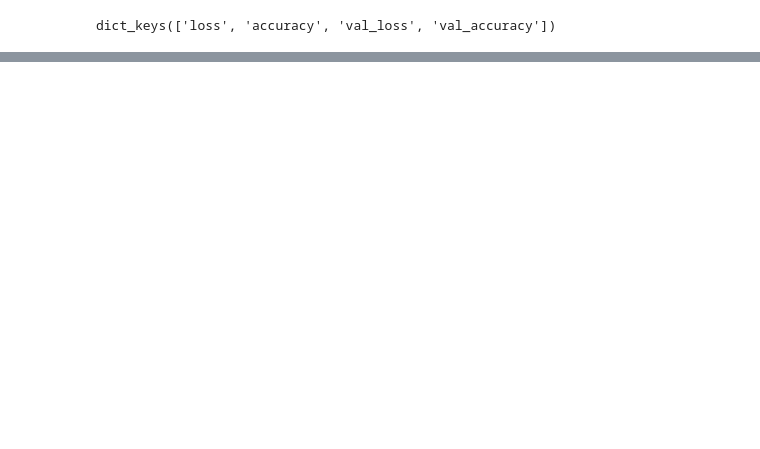
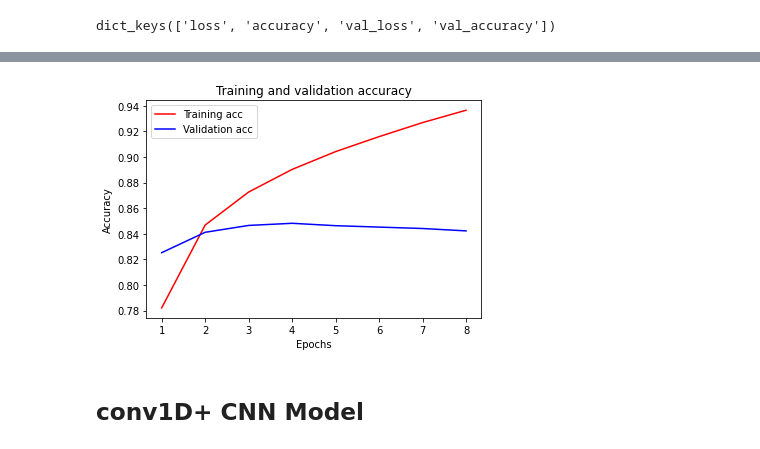
Before and after one commit to cosmic4dev/modulab, a Jupyter notebook: [E-07]EmotionMovieReview.ipynb, the cells around one changed output, grey strips where cells are left out. Saved outputs shown, nothing was run; the diff lists cells and outputs as text; code cells hidden in the pictures; blank space fills up the shorter version.

```diff
--- a/[E-07]EmotionMovieReview.ipynb
+++ b/[E-07]EmotionMovieReview.ipynb
@@ -163,14 +218,13 @@ print(X_test.shape)
 # %%
+vocab_size = 10000   # 어휘 사전의 크기입니다(10,000개의 단어)
+word_vector_dim = 41  # 워드 벡터의 차원 수 (변경 가능한 하이퍼파라미터)
+
 # simple GlobalMaxPooling1D Model
-
-vocab_size = 10000   # 어휘 사전의 크기입니다(10,000개의 단어)
-word_vector_dim = 16  # 워드 벡터의 차원 수 (변경 가능한 하이퍼파라미터)
-
 model1= keras.Sequential()
 model1.add(keras.layers.Embedding(vocab_size, word_vector_dim, input_shape=(None,)))
 model1.add(keras.layers.GlobalMaxPooling1D())
 model1.add(keras.layers.Dense(8, activation='relu'))
 model1.add(keras.layers.Dense(1, activation='sigmoid'))  # 최종 출력은 긍정/부정을 나타내는 1dim 입니다.
 
-model.summary()
+model1.summary()
 # %% [output]
@@ -338,0 +317,15 @@ dict_keys(['loss', 'accuracy', 'val_loss', 'val_accuracy'])
+# %%
+plt.clf()   # 그림을 초기화합니다
+
+plt.plot(epochs, acc, 'r', label='Training acc')
+plt.plot(epochs, val_acc, 'b', label='Validation acc')
+plt.title('Training and validation accuracy')
+plt.xlabel('Epochs')
+plt.ylabel('Accuracy')
+plt.legend()
+
+plt.show()
+# %% [output]
+[figure, added]
+# %% [markdown]
+## conv1D+ CNN Model
```
Also changed, not shown: parts of 45 cells of this notebook.
